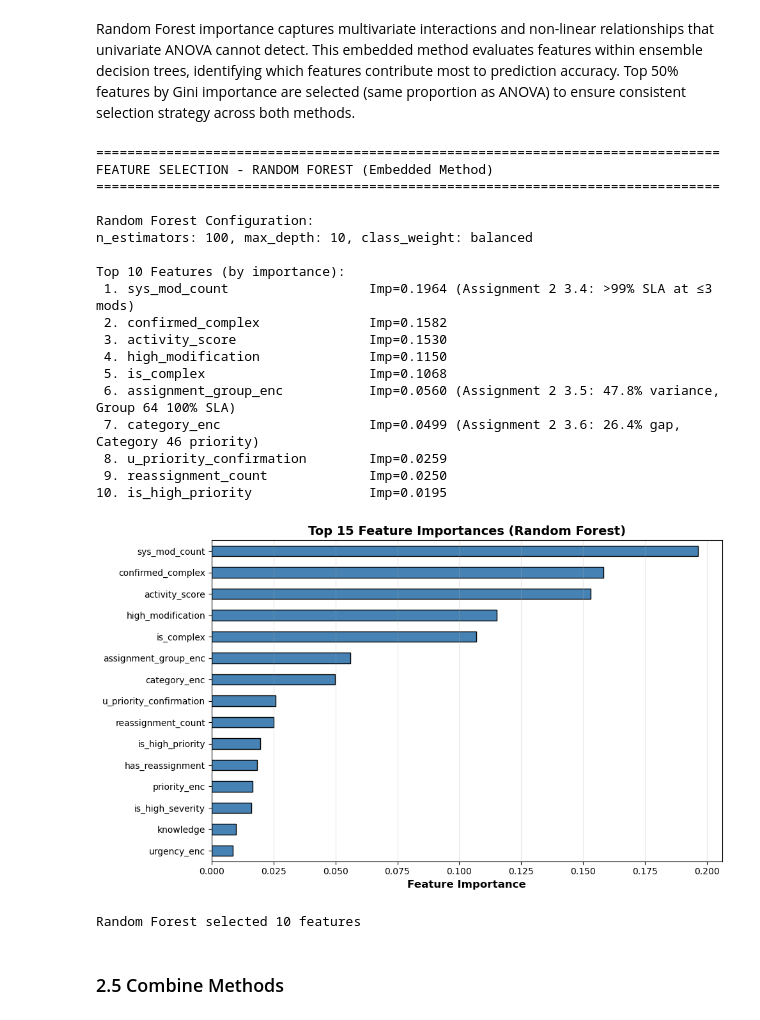
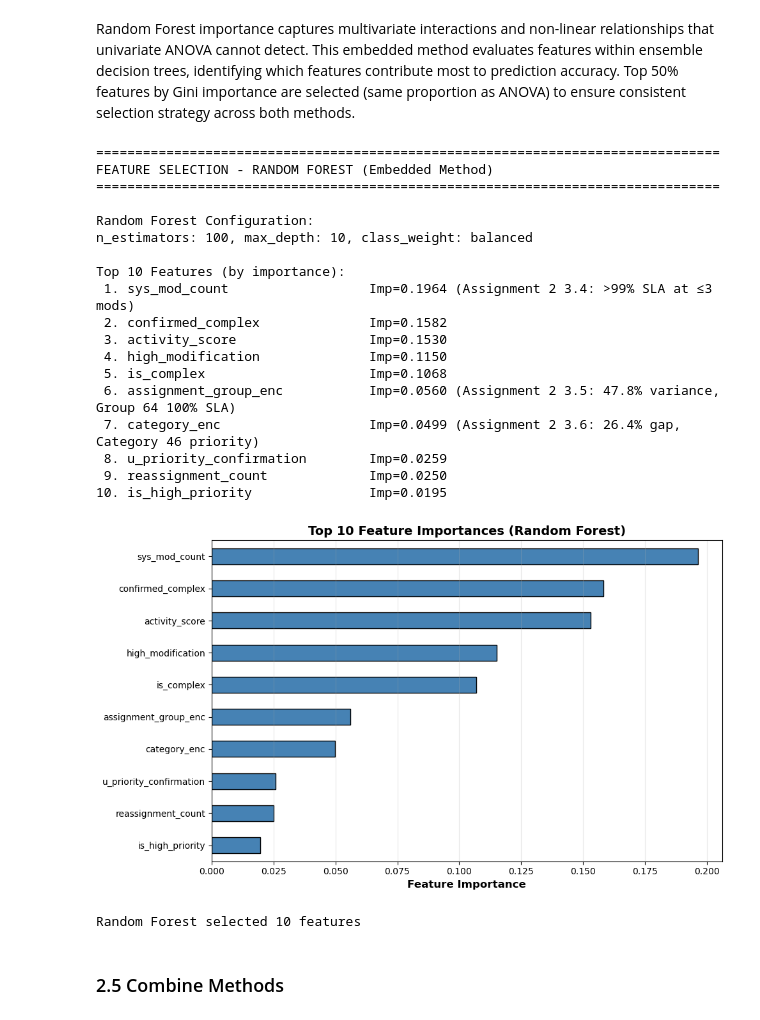
Before and after one commit to Kyuun-Park-1163899/1163899, a Jupyter notebook: task/assignment03.ipynb, the cells around one changed output. Drawn from its saved outputs; the diff is of its cells as text; code cells hidden in the pictures.

Commit message:
fix random forest graph num

```diff
--- a/task/assignment03.ipynb
+++ b/task/assignment03.ipynb
@@ -921,43 +921,43 @@ for rank, (feat, imp) in enumerate(importances.head(10).items(), 1):
 
     print(f"{rank:2d}. {feat:30s} Imp={imp:.4f} {a2_reference}")
 
-# Visualization: Top 15 feature importances
+# Visualization: Top 10 feature importances
 plt.figure(figsize=(10, 6))
-importances.head(15).plot(
+importances.head(10).plot(
     kind='barh',  # Horizontal bar chart
     color='steelblue',  # Color scheme
     edgecolor='black'  # Bar borders
 )
 plt.gca().invert_yaxis()  # Highest importance at top
 plt.xlabel('Feature Importance', fontsize=12, fontweight='bold')
-plt.title('Top 15 Feature Importances (Random Forest)',
+plt.title('Top 10 Feature Importances (Random Forest)',
           fontsize=14,
           fontweight='bold')
 plt.grid(axis='x', alpha=0.3)
 plt.tight_layout()
 plt.show()
 
 print(f"\nRandom Forest selected {len(rf_features)} features")
 # %% [output]
 ================================================================================
 FEATURE SELECTION - RANDOM FOREST (Embedded Method)
 ================================================================================
 
 Random Forest Configuration:
 n_estimators: 100, max_depth: 10, class_weight: balanced
 
 Top 10 Features (by importance):
  1. sys_mod_count                  Imp=0.1964 (Assignment 2 3.4: >99% SLA at ≤3 mods)
  2. confirmed_complex              Imp=0.1582
  3. activity_score                 Imp=0.1530
  4. high_modification              Imp=0.1150
  5. is_complex                     Imp=0.1068
  6. assignment_group_enc           Imp=0.0560 (Assignment 2 3.5: 47.8% variance, Group 64 100% SLA)
  7. category_enc                   Imp=0.0499 (Assignment 2 3.6: 26.4% gap, Category 46 priority)
  8. u_priority_confirmation        Imp=0.0259
  9. reassignment_count             Imp=0.0250
 10. is_high_priority               Imp=0.0195
-[figure, old version]
+[figure, new version]
 Random Forest selected 10 features
 # %% [markdown]
 ### 2.5 Combine Methods
```
